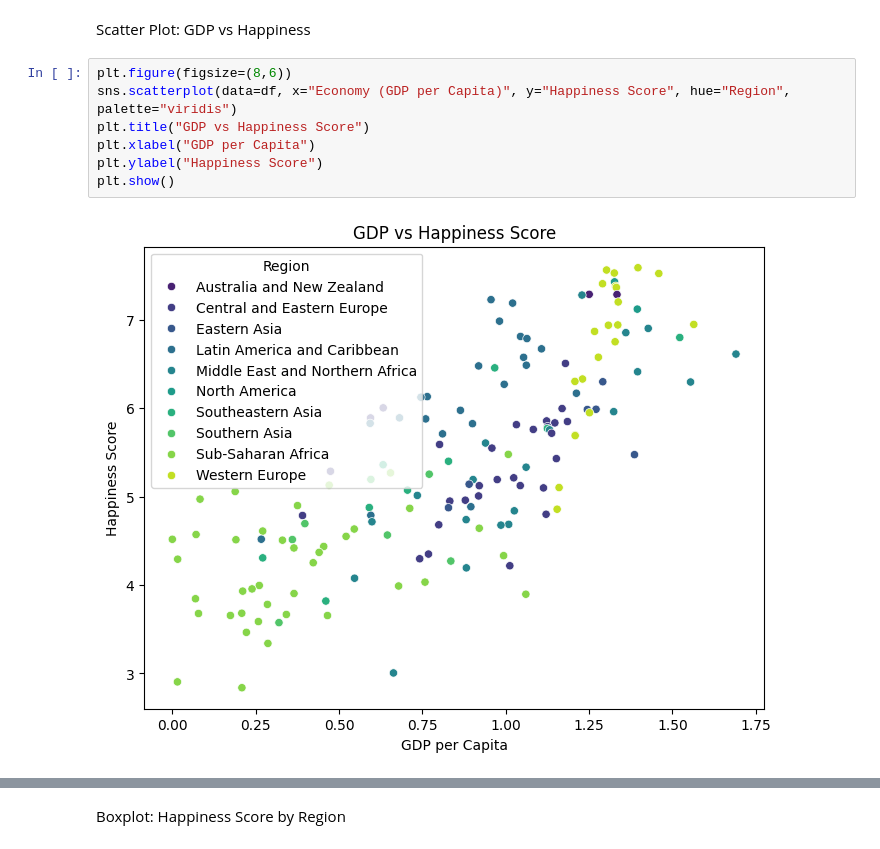
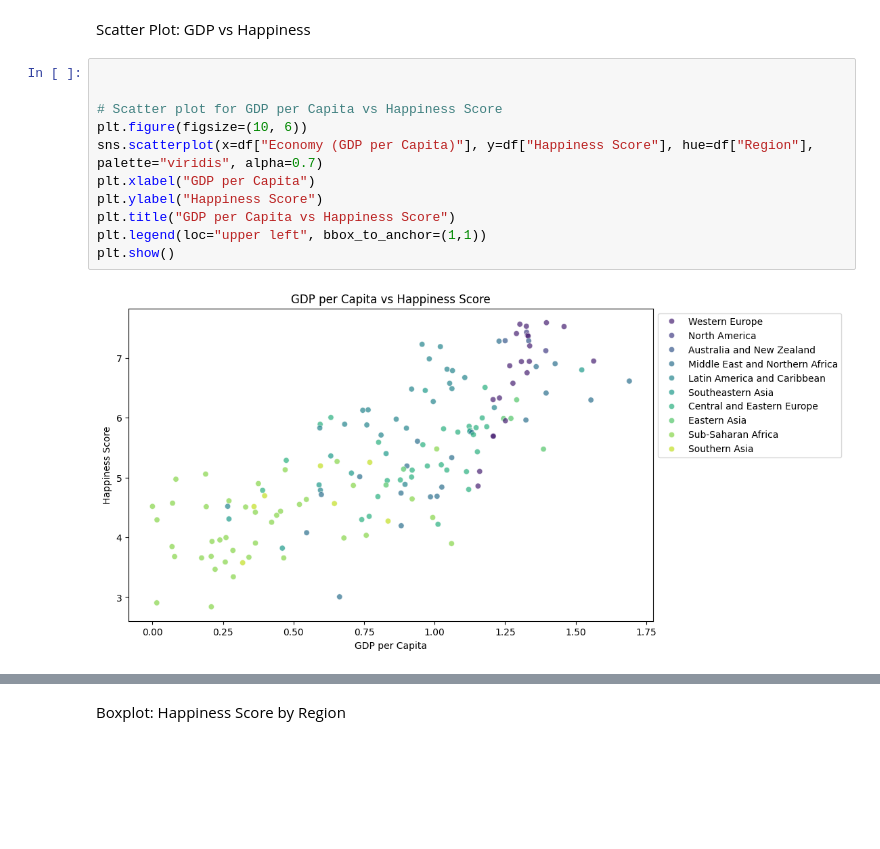
Before and after one commit to Mohammed-Abdul-Rafe-Sajid/Mohammed-Abdul-Rafe-Sajid, a Jupyter notebook: Rafe's_DAV_project.ipynb, the cells around one changed output, grey strips where cells are left out. Cells and saved outputs as stored; diff of their text form; blank space fills up the shorter version.

```diff
--- a/Rafe's_DAV_project.ipynb
+++ b/Rafe's_DAV_project.ipynb
@@ -202,11 +442,15 @@ Passing `palette` without assigning `hue` is deprecated and will be removed in v
 # %% [markdown]
 Scatter Plot: GDP vs Happiness
 # %%
-plt.figure(figsize=(8,6))
-sns.scatterplot(data=df, x="Economy (GDP per Capita)", y="Happiness Score", hue="Region", palette="viridis")
-plt.title("GDP vs Happiness Score")
+
+
+# Scatter plot for GDP per Capita vs Happiness Score
+plt.figure(figsize=(10, 6))
+sns.scatterplot(x=df["Economy (GDP per Capita)"], y=df["Happiness Score"], hue=df["Region"], palette="viridis", alpha=0.7)
 plt.xlabel("GDP per Capita")
 plt.ylabel("Happiness Score")
+plt.title("GDP per Capita vs Happiness Score")
+plt.legend(loc="upper left", bbox_to_anchor=(1,1))
 plt.show()
 # %% [output]
-[figure, old version]
+[figure, new version]
```
Also changed, not shown: parts of 27 cells of this notebook.
